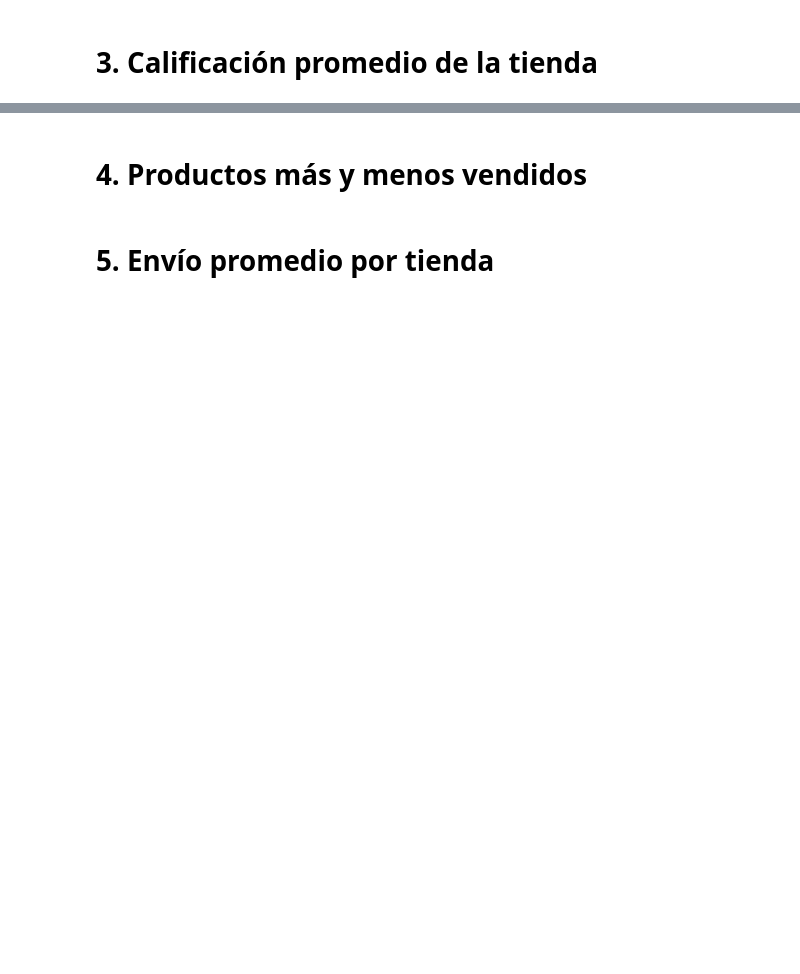
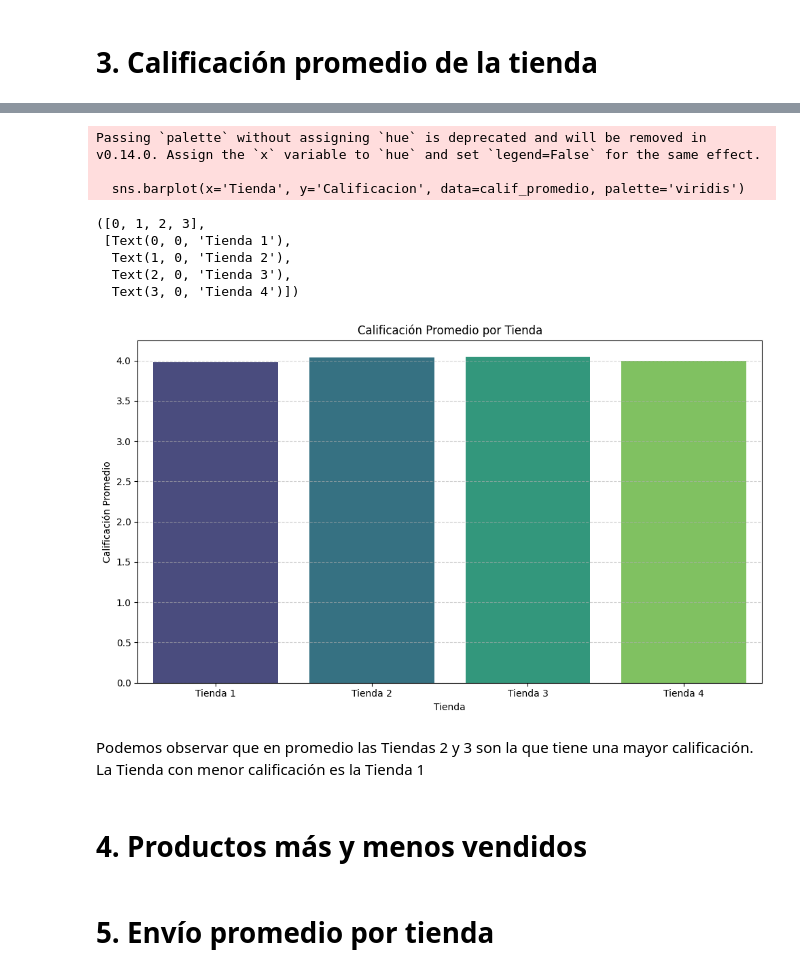
Before and after one commit to joslcan/Analisis.tiendas, a Jupyter notebook: AluraStoreLatam.ipynb, the cells around one changed output, grey strips where cells are left out. Saved outputs shown, nothing was run; the diff lists cells and outputs as text; code cells hidden in the pictures; blank space fills up the shorter version.

```diff
--- a/AluraStoreLatam.ipynb
+++ b/AluraStoreLatam.ipynb
@@ -28,2 +123,30 @@ tienda.head()
 # %% [markdown]
 # 3. Calificación promedio de la tienda
+# %%
+import pandas as pd
+import matplotlib.pyplot as matp
+
+url = "https://raw.githubusercontent.com/alura-es-cursos/challenge1-data-science-latam/refs/heads/main/base-de-datos-challenge1-latam/tienda_1%20.csv"
+url2 = "https://raw.githubusercontent.com/alura-es-cursos/challenge1-data-science-latam/refs/heads/main/base-de-datos-challenge1-latam/tienda_2.csv"
+url3 = "https://raw.githubusercontent.com/alura-es-cursos/challenge1-data-science-latam/refs/heads/main/base-de-datos-challenge1-latam/tienda_3.csv"
+url4 = "https://raw.githubusercontent.com/alura-es-cursos/challenge1-data-science-latam/refs/heads/main/base-de-datos-challenge1-latam/tienda_4.csv"
+
+tienda = pd.read_csv(url)
+tienda2 = pd.read_csv(url2)
+tienda3 = pd.read_csv(url3)
+tienda4 = pd.read_csv(url4)
+# %%
+#Creando la funcion para preparar los datos de las tiendas por calificación
+def prep_tienda_calif(df, nombre_tienda):
+  df['Calificacion'] = df ['Calificación']
+  df['Tienda'] = nombre_tienda
+  return df[['Tienda', 'Calificacion']]
+# %%
+#Aplicamos la funcion prep_tienda_calif
+t1_calif = prep_tienda_calif(tienda, 'Tienda 1')
+t2_calif = prep_tienda_calif(tienda2, 'Tienda 2')
+t3_calif = prep_tienda_calif(tienda3, 'Tienda 3')
+t4_calif = prep_tienda_calif(tienda4, 'Tienda 4')
+
+#Unimos los datos de las tiendas
+datos_unidos_calif = pd.concat([t1_calif, t2_calif, t3_calif, t4_calif])
@@ -30,2 +170,31 @@ tienda.head()
+# %%
+#Agrupamos por tienda y calculamos promedio por Año
+calif_promedio = datos_unidos_calif.groupby(['Tienda'])['Calificacion'].mean().reset_index()
+calif_promedio['Calificacion'] = calif_promedio['Calificacion'].round(2)
+# %%
+#Graficamos
+
+import seaborn as sns
+
+matp.figure(figsize=(10, 6))
+sns.barplot(x='Tienda', y='Calificacion', data=calif_promedio, palette='viridis')
+matp.xlabel('Tienda')
+matp.ylabel('Calificación Promedio')
+matp.title('Calificación Promedio por Tienda')
+matp.grid(axis='y', linestyle='--', alpha=0.6)
+matp.tight_layout()
+matp.xticks(rotation=0)
+# %% [output]
+Passing `palette` without assigning `hue` is deprecated and will be removed in v0.14.0. Assign the `x` variable to `hue` and set `legend=False` for the same effect.
+
+  sns.barplot(x='Tienda', y='Calificacion', data=calif_promedio, palette='viridis')
+([0, 1, 2, 3],
+ [Text(0, 0, 'Tienda 1'),
+  Text(1, 0, 'Tienda 2'),
+  Text(2, 0, 'Tienda 3'),
+  Text(3, 0, 'Tienda 4')])
+[figure, added]
+# %% [markdown]
+Podemos observar que en promedio las Tiendas 2 y 3 son la que tiene una mayor calificación. La Tienda con menor calificación es la Tienda 1
 # %% [markdown]
 # 4. Productos más y menos vendidos
```
Also changed, not shown: parts of 15 cells of this notebook.
